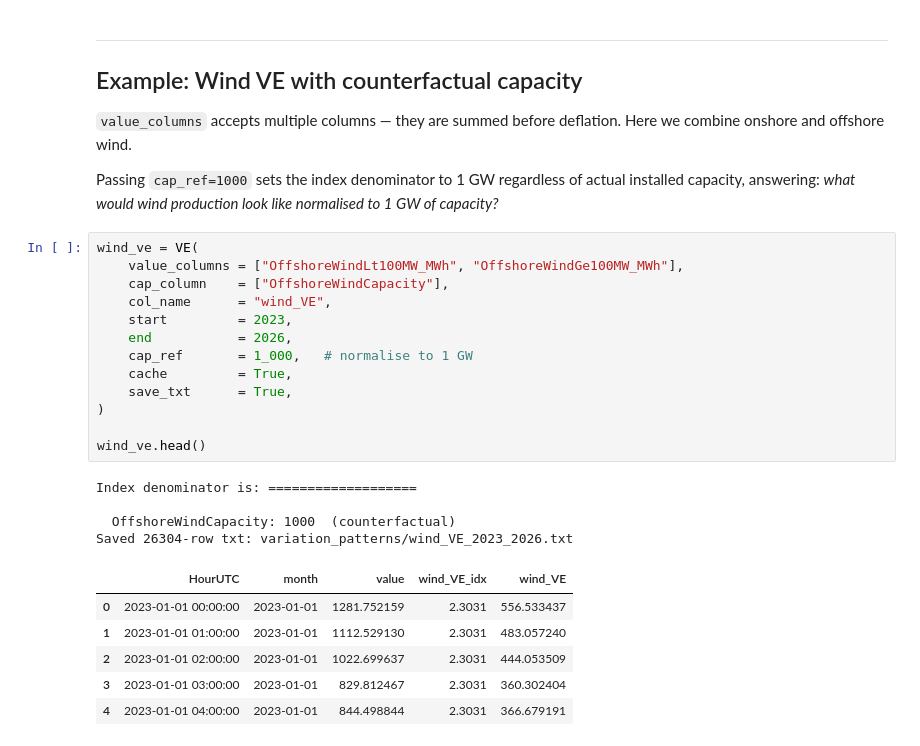
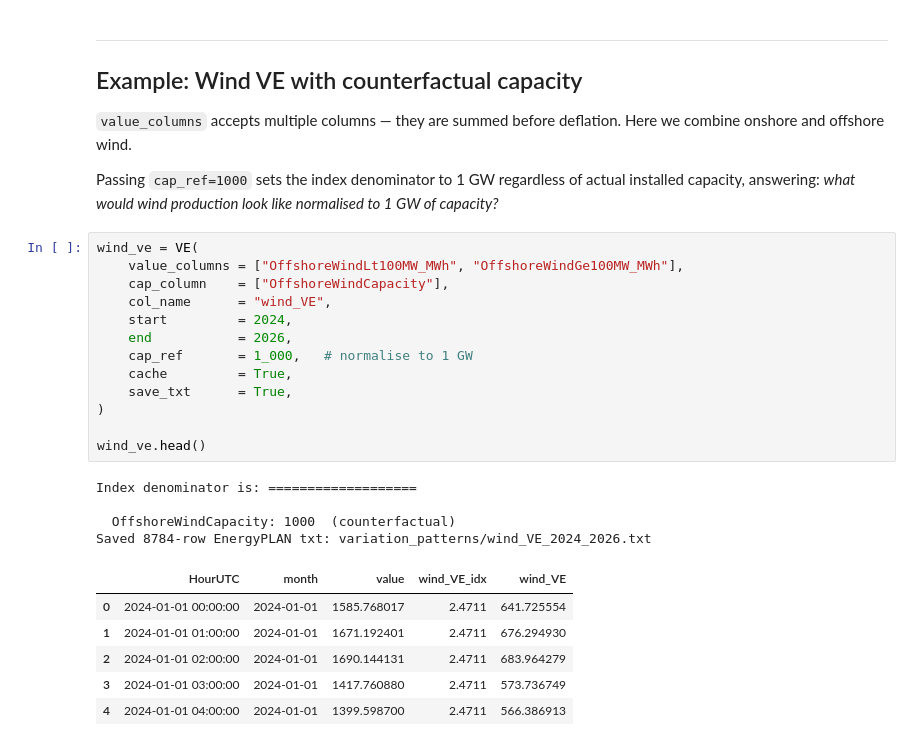
Before and after one commit to cfn368/ET-eds-api, a Jupyter notebook: using_fetcher_ve.ipynb, the cells around one changed output. Saved outputs shown, nothing was run; the diff lists cells and outputs as text.

```diff
--- a/using_fetcher_ve.ipynb
+++ b/using_fetcher_ve.ipynb
@@ -169,24 +169,24 @@ Passing `cap_ref=1000` sets the index denominator to 1 GW regardless of actual i
 # %%
 wind_ve = VE(
     value_columns = ["OffshoreWindLt100MW_MWh", "OffshoreWindGe100MW_MWh"],
     cap_column    = ["OffshoreWindCapacity"],
     col_name      = "wind_VE",
-    start         = 2023,
+    start         = 2024,
     end           = 2026,
     cap_ref       = 1_000,   # normalise to 1 GW
     cache         = True,
     save_txt      = True,
 )
 
 wind_ve.head()
 # %% [output]
 Index denominator is: ===================
 
   OffshoreWindCapacity: 1000  (counterfactual)
-Saved 26304-row txt: variation_patterns/wind_VE_2023_2026.txt
+Saved 8784-row EnergyPLAN txt: variation_patterns/wind_VE_2024_2026.txt
 |  | HourUTC | month | value | wind_VE_idx | wind_VE |
-| 0 | 2023-01-01 00:00:00 | 2023-01-01 | 1281.752159 | 2.3031 | 556.533437 |
-| 1 | 2023-01-01 01:00:00 | 2023-01-01 | 1112.529130 | 2.3031 | 483.057240 |
-| 2 | 2023-01-01 02:00:00 | 2023-01-01 | 1022.699637 | 2.3031 | 444.053509 |
-| 3 | 2023-01-01 03:00:00 | 2023-01-01 | 829.812467 | 2.3031 | 360.302404 |
-| 4 | 2023-01-01 04:00:00 | 2023-01-01 | 844.498844 | 2.3031 | 366.679191 |
+| 0 | 2024-01-01 00:00:00 | 2024-01-01 | 1585.768017 | 2.4711 | 641.725554 |
+| 1 | 2024-01-01 01:00:00 | 2024-01-01 | 1671.192401 | 2.4711 | 676.294930 |
+| 2 | 2024-01-01 02:00:00 | 2024-01-01 | 1690.144131 | 2.4711 | 683.964279 |
+| 3 | 2024-01-01 03:00:00 | 2024-01-01 | 1417.760880 | 2.4711 | 573.736749 |
+| 4 | 2024-01-01 04:00:00 | 2024-01-01 | 1399.598700 | 2.4711 | 566.386913 |
```
Also changed, not shown: parts of 1 cell of this notebook, 6 other files.
